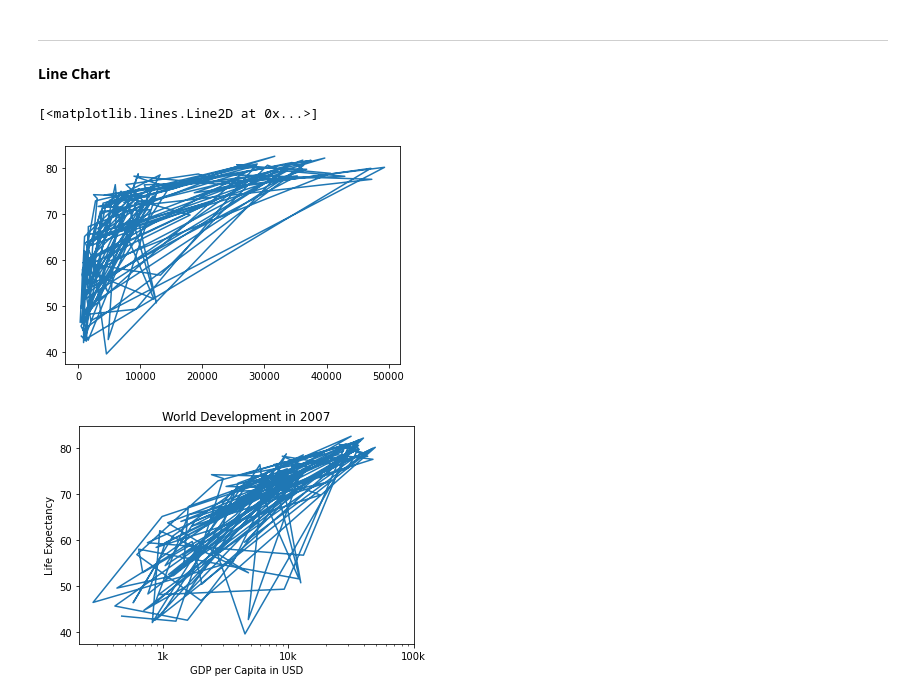
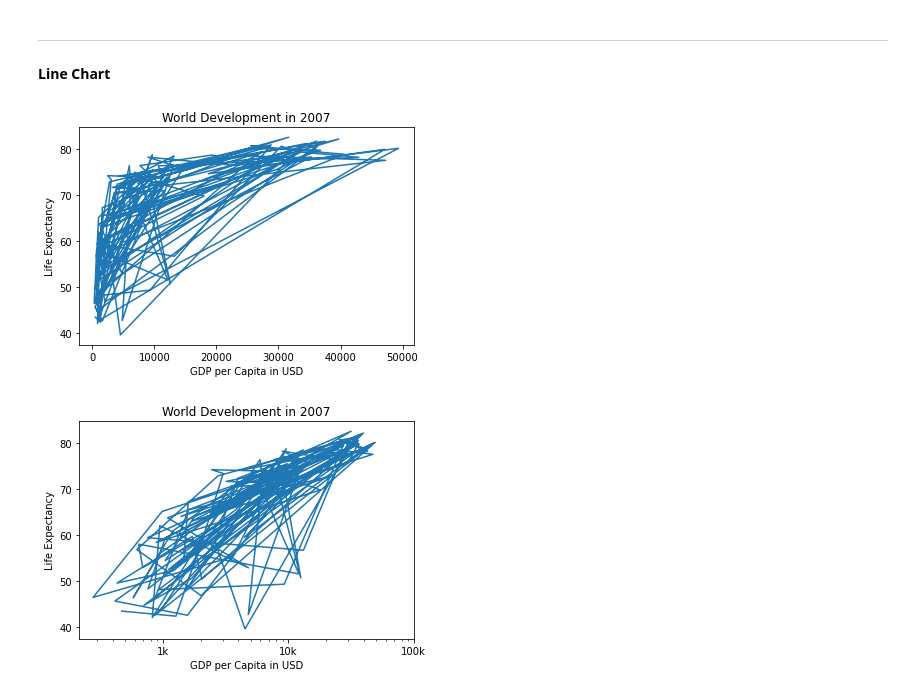
Before and after one commit to ZoeyH28/FeiH, a Jupyter notebook: Python Matplotlib Homework_Wenfei Huang.ipynb, the cells around one changed output. Drawn from its saved outputs; the diff is of its cells as text; code cells hidden in the pictures.

```diff
--- a/Python Matplotlib Homework_Wenfei Huang.ipynb
+++ b/Python Matplotlib Homework_Wenfei Huang.ipynb
@@ -34,11 +34,16 @@ df.head()
 # %%
 gdp2007 = df[df['year'] == 2007]['gdpPercap']
 life2007 = df[df['year'] == 2007]['lifeExp']
-# %%
-plt.plot(gdp2007, life2007)
-# %% [output]
-[<matplotlib.lines.Line2D at 0x...>]
-[figure, removed]
+# %%
+plt.plot(gdp2007, life2007)
+
+plt.title('World Development in 2007')
+plt.xlabel('GDP per Capita in USD')
+plt.ylabel('Life Expectancy')
+
+plt.show()
+# %% [output]
+[figure, added]
 # %%
 plt.plot(gdp2007, life2007)
 
```
Also changed, not shown: parts of 3 cells of this notebook.
